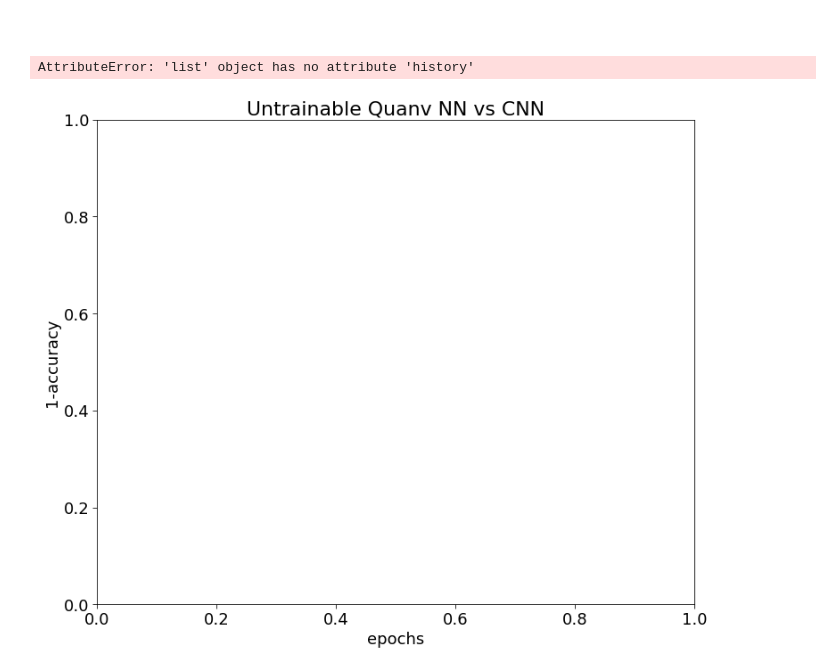
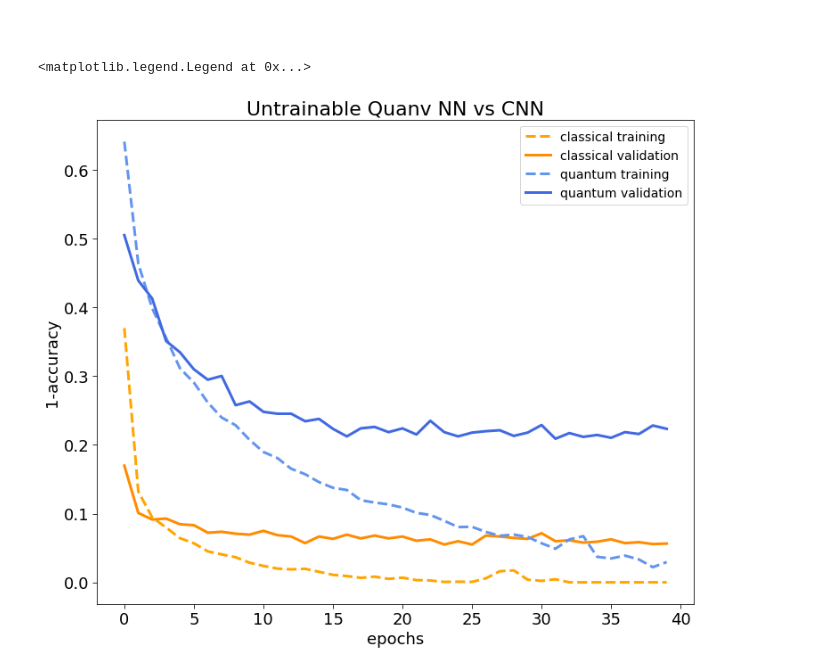
Before and after one commit to niklai99/qcnn4juno, a Jupyter notebook: mnist/quanv_mnist.ipynb, the cells around one changed output. Cells and saved outputs as stored; diff of their text form; code cells hidden in the pictures.

Commit message:
added final plots

```diff
--- a/mnist/quanv_mnist.ipynb
+++ b/mnist/quanv_mnist.ipynb
@@ -35,14 +35,15 @@ def circuit(phi):
     # Measurement producing 4 classical output values
     return [qml.expval(qml.PauliZ(j)) for j in range(n_qubits)]
 # %%
-def quanv(image, image_size, stride, kernel_size):
+# quanvolution
+def quanv(image, image_size, stride, kernel_size, phi_var):
     """Convolves the input image with many applications of the same quantum circuit."""
     conv_size = int((image_size-kernel_size)/stride + 1)
     out = np.zeros((conv_size, conv_size, kernel_size**2))
 
     # Loop over the coordinates of the top-left pixel of 2X2 squares
-    for j in range(0, image_size, stride):
-        for k in range(0, image_size, stride):
+    for j in range(0, image_size-kernel_size+1, stride):
+        for k in range(0, image_size-kernel_size+1, stride):
             # Process a squared 2x2 region of the image with a quantum circuit
             q_results = circuit(
                 [
@@ -50,11 +51,12 @@ def quanv(image, image_size, stride, kernel_size):
                     image[j, k + 1, 0],
                     image[j + 1, k, 0],
                     image[j + 1, k + 1, 0]
-                ]
+                ],
+                phi_var
             )
             # Assign expectation values to different channels of the output pixel (j/2, k/2)
             for c in range(kernel_size**2):
-                out[j // kernel_size, k // kernel_size, c] = q_results[c]
+                out[j // stride, k // stride, c] = q_results[c]
     return out
 # %% [markdown]
 ### Convolutional Neural Network Model
@@ -275,29 +279,33 @@ ax.legend()
 ##
 # %%
 fig, ax = plt.subplots(figsize=(12, 10))
-ax.set_title("Untrainable Quanv NN vs CNN",         fontsize=22)
+ax.set_title("Untrainable Quanv NN vs CNN", fontsize=22)
 ax.set_xlabel("epochs",     fontsize=18)
 ax.set_ylabel("1-accuracy", fontsize=18)
 ax.tick_params(axis="both", which="major", labelsize=18, length=5)
 ax.grid
 
-ax.plot(
-    np.arange(0, n_epochs, 1), 1-np.array(cnn_history.history["accuracy"]),
-    lw    = 3,
-    label = "convolutional model"
-)
+colors = ["orange", "darkorange", "cornflowerblue", "royalblue"]
+labels = ["classical training", "classical validation", "quantum training", "quantum validation"]
+keys   = ["accuracy", "val_accuracy"]
+style  = ["dashed", "solid"]*2
+performances = [cnn_history.history[key] for key in keys] + [q_cnn_history.history[key] for key in keys]
 
-ax.plot(
-    np.arange(0, n_epochs, 1), 1-np.array(q_cnn_history.history["accuracy"]),
-    lw    = 3,
-    label = "quanvolutional model"
-)
+for i in range(4):
+    ax.plot(
+        np.arange(0, n_epochs, 1), 1-np.array(performances[i]),
+        lw    = 3,
+        linestyle = style[i],
+        label = labels[i],
+        color = colors[i]
+    )
 
-ax.set_ylim(0,1)
+#ax.set_ylim(0,1)
+#ax.set_yscale("log")
 
 ax.legend(
     fontsize=14
 )
 # %% [output]
-AttributeError: 'list' object has no attribute 'history'
+<matplotlib.legend.Legend at 0x...>
-[figure, old version]
+[figure, new version]
```
Also changed, not shown: parts of 4 cells of this notebook.
